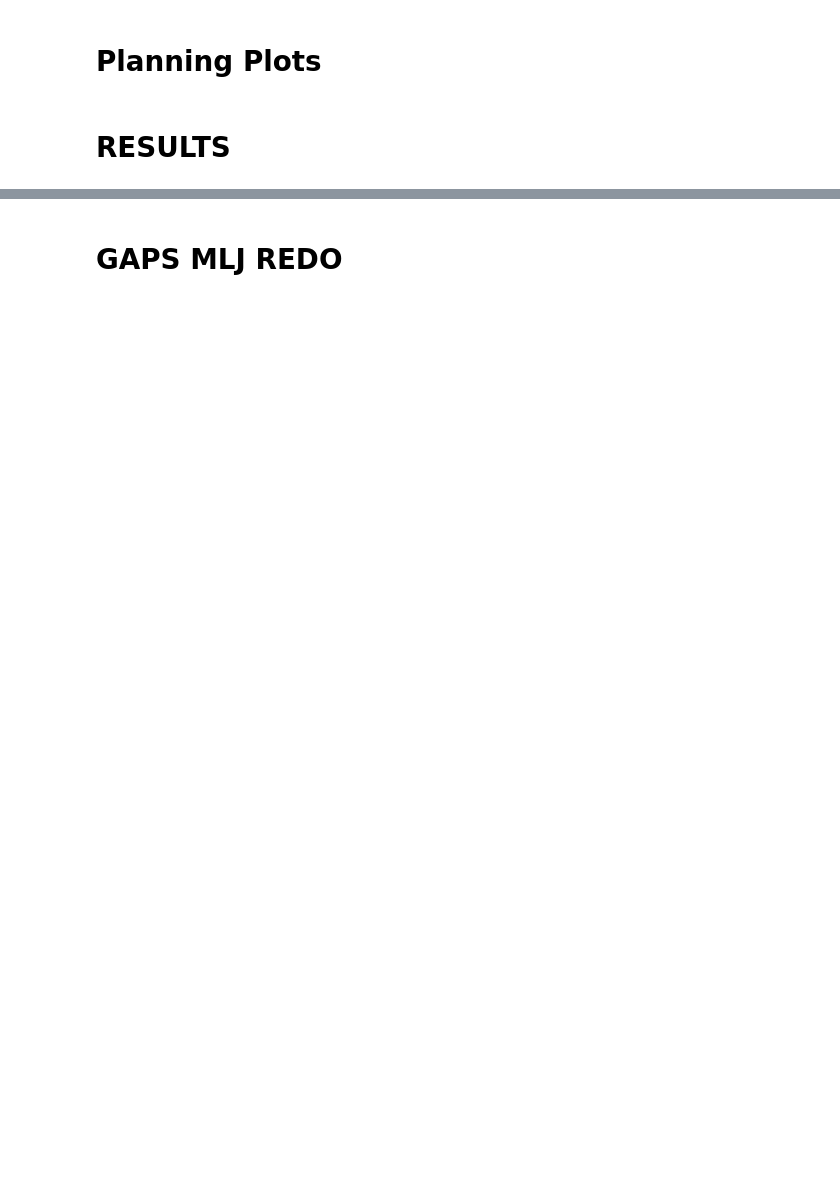
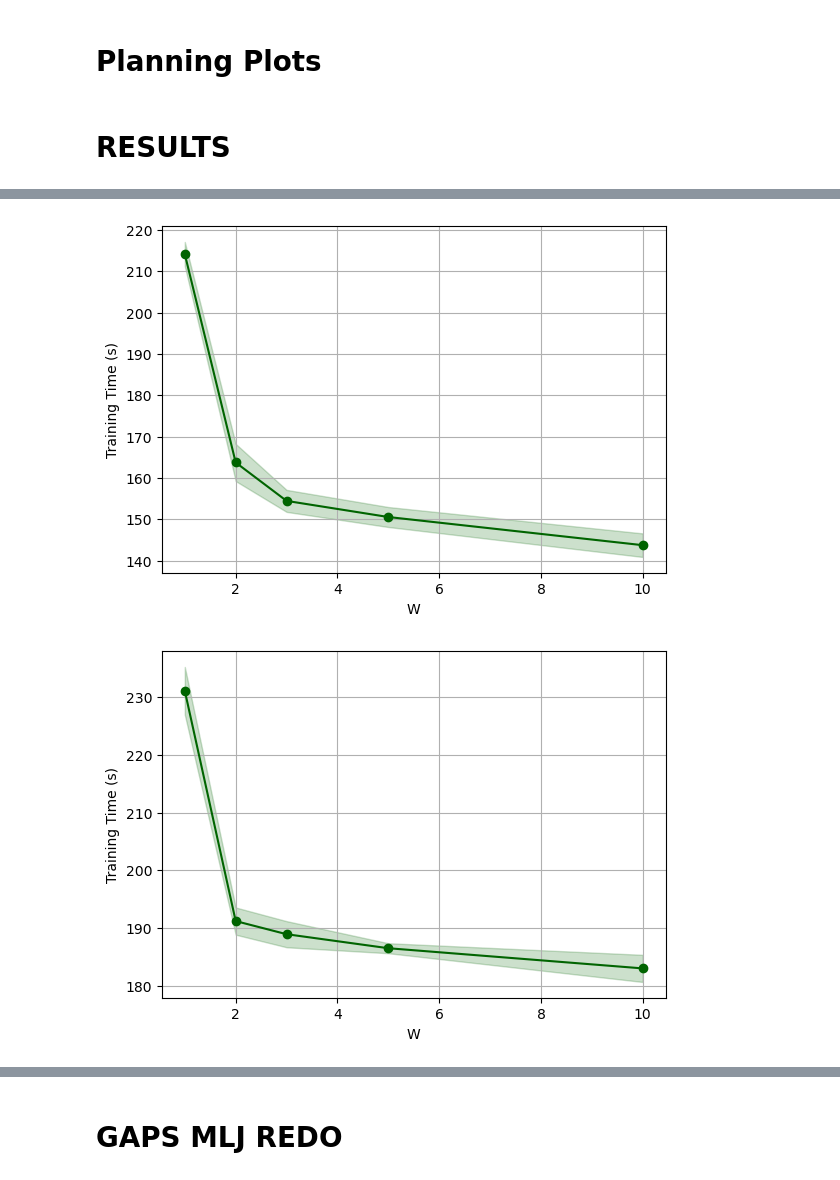
Before and after one commit to gianmtedeschi/learnRL, a Jupyter notebook: notebooks/plots_planning.ipynb, the cells around one changed output, grey strips where cells are left out. Saved outputs shown, nothing was run; the diff lists cells and outputs as text; code cells hidden in the pictures; blank space fills up the shorter version.

```diff
--- a/notebooks/plots_planning.ipynb
+++ b/notebooks/plots_planning.ipynb
@@ -133,0 +433,66 @@ plt.show()
+# %%
+import numpy as np
+import matplotlib.pyplot as plt
+import scipy.stats as st
+import tikzplotlib as tikz
+
+
+def plot_time(time, name):
+    # Calcolo della media e dell'intervallo di confidenza al 95%
+    means = np.mean(time, axis=1)
+    std_err = st.sem(time, axis=1)  # Errore standard della media
+    conf_interval = st.t.ppf(0.975, df=time.shape[1]-1) * std_err  # IC 95%
+
+    # Creazione del plot
+    plt.figure(figsize=(6.5, 4.5))
+    plt.plot(W, means, marker='o', linestyle='-', color='darkgreen', label="Tempo medio")
+    plt.fill_between(W, means - conf_interval, means + conf_interval, color='darkgreen', alpha=0.2, label="IC 95%")
+
+    # Etichette e titolo
+    plt.xlabel("W")
+    plt.ylabel("Training Time (s)")
+    # plt.legend()
+    plt.grid(True)
+    # plt.savefig(f"{name}.pdf", format='pdf', bbox_inches='tight')
+    root_dir = '/Users/gianmarcotedeschi/Desktop/ok/Polimi/Ricerca/WMDP/resuslts_wmdp/'
+    output_dir = os.path.join(root_dir, 'paper-results', 'all_paper_plots')
+    tikz.save(f'{output_dir}/{name}.tex')
+
+    # Mostra il grafico
+    plt.show()
+
+
+# Dati
+W = np.array([1, 2, 3, 5, 10])
+
+t_swimmer = np.array([
+    [216.67487502098083, 211.55509781837463, 215.8310980796814, 211.7168321609497, 214.8923680782318],
+    [169.08571195602417, 158.86522889137268, 163.52318000793457, 163.28808498382568, 163.89695501327515],
+    [156.11237788200378, 154.73601698875427, 155.6652271747589, 154.95999002456665, 150.735337972641],
+    [148.13138008117676, 150.86612200737, 149.64895510673523, 150.610209941864, 153.4481647014618],
+    [142.40684175491333, 141.10008478164673, 147.23397779464722, 144.13315987586975, 143.77020573616028]
+])
+
+t_halfcheetah = np.array([
+    [234.79010772705078,227.4272587299347,231.7950520515442,233.59868478775024,227.86420392990112],
+    [191.99551272392273,190.82411885261536,192.48783493041992,192.57967805862427,188.02284908294678],
+    [187.9786958694458,186.8088459968567,188.09589385986328,190.78790616989136,190.86559581756592],
+    [187.36935710906982,185.61339378356934,186.85646390914917,186.57673287391663,185.96595788002014],
+    [181.64362335205078,185.08345103263855,184.9520969390869,182.10182094573975,181.1133246421814]
+])
+
+t_dam = np.array([
+    [146.51261806488037,144.6650788784027,142.53340697288513,141.58623504638672,144.44500613212585],
+    [102.66011691093445,101.11785316467285,101.08556175231934,101.79885911941528,101.12907314300537],
+    [99.00805401802063,93.61755800247192,92.78237986564636,93.13090395927429,92.90705513954163],
+    [89.30288696289062,89.68078398704529, 89.30426812171936, 89.17530417442322,91.33705592155457],
+    [84.78375601768494,85.14532732963562,82.53206777572632,83.96708989143372,84.05645298957825]
+])
+
+
+plot_time(t_swimmer, "t_swimmer")
+plot_time(t_halfcheetah, "t_halfcheetah")
+plot_time(t_dam, "t_dam")
+# %% [output]
+[figure, added]
+[figure, added]
```
Also changed, not shown: parts of 22 cells of this notebook, 13 other files.
